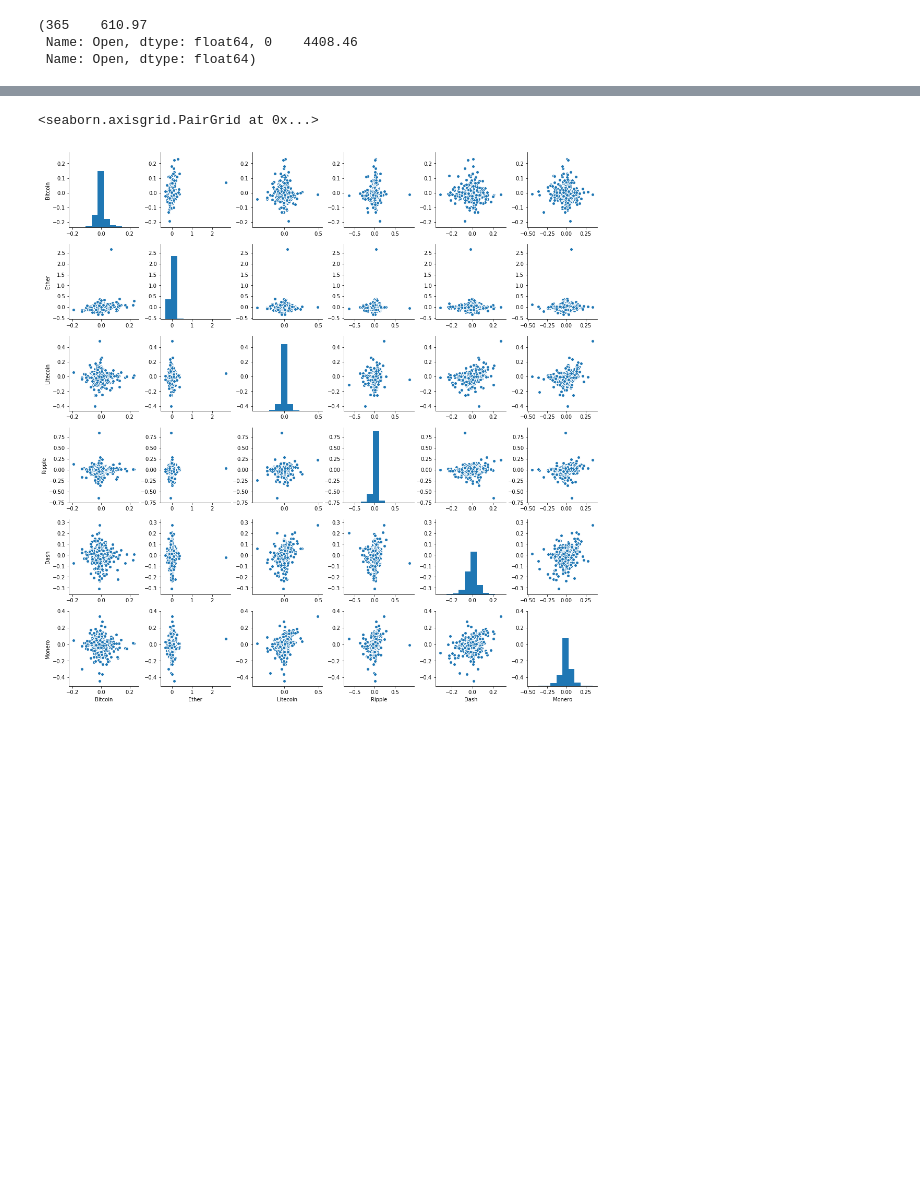
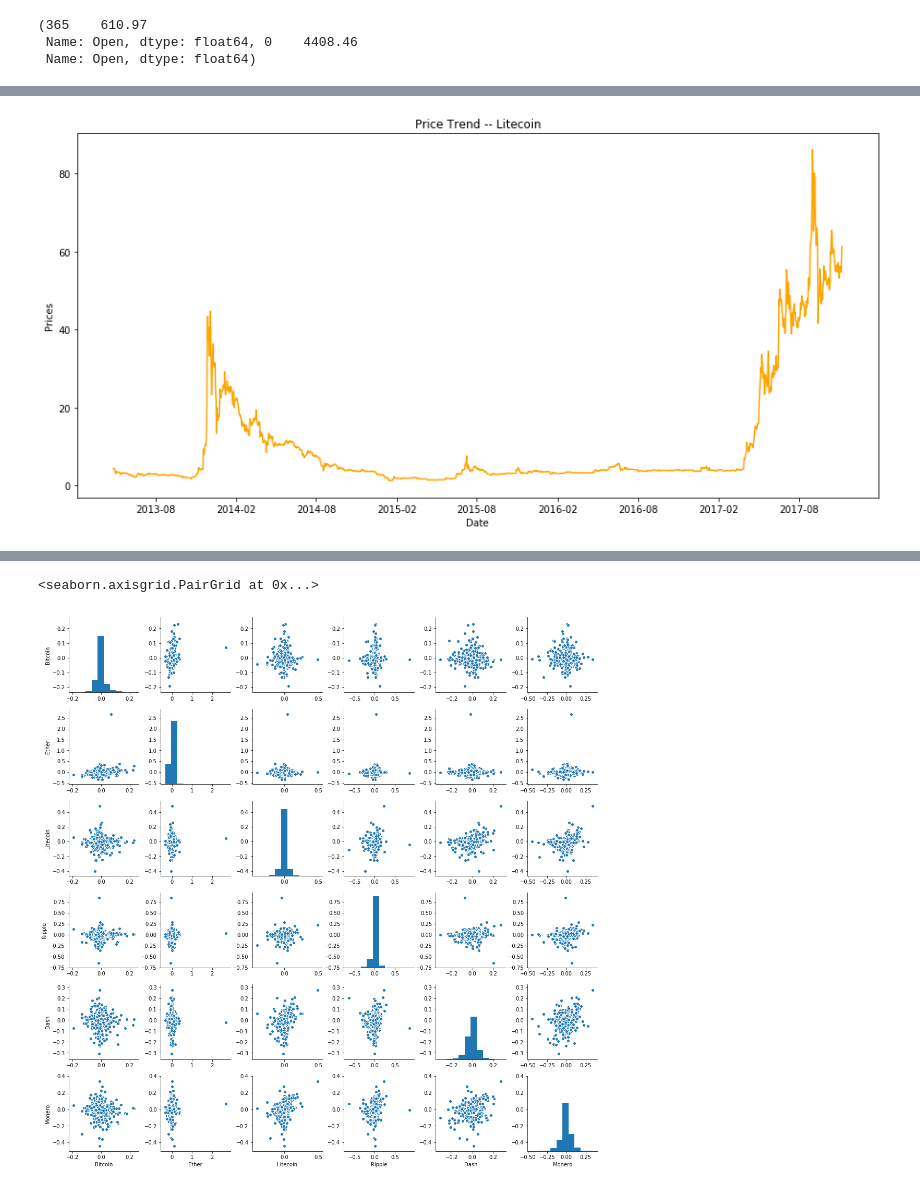
Before and after one commit to avantichande/Cryptocurrency_Project, a Jupyter notebook: Project/CryptoCurrency_Analysis_V3.ipynb, the cells around one changed output, grey strips where cells are left out. Saved outputs shown, nothing was run; the diff lists cells and outputs as text; code cells hidden in the pictures; blank space fills up the shorter version.

```diff
--- a/Project/CryptoCurrency_Analysis_V3.ipynb
+++ b/Project/CryptoCurrency_Analysis_V3.ipynb
@@ -49,0 +67,4 @@ monero_by_date = clean_df(monero)
+# %%
+plot_price_trend(litecoin,'Litecoin', 'orange')
+# %% [output]
+[figure, added]
```
Also changed, not shown: parts of 6 cells of this notebook.
